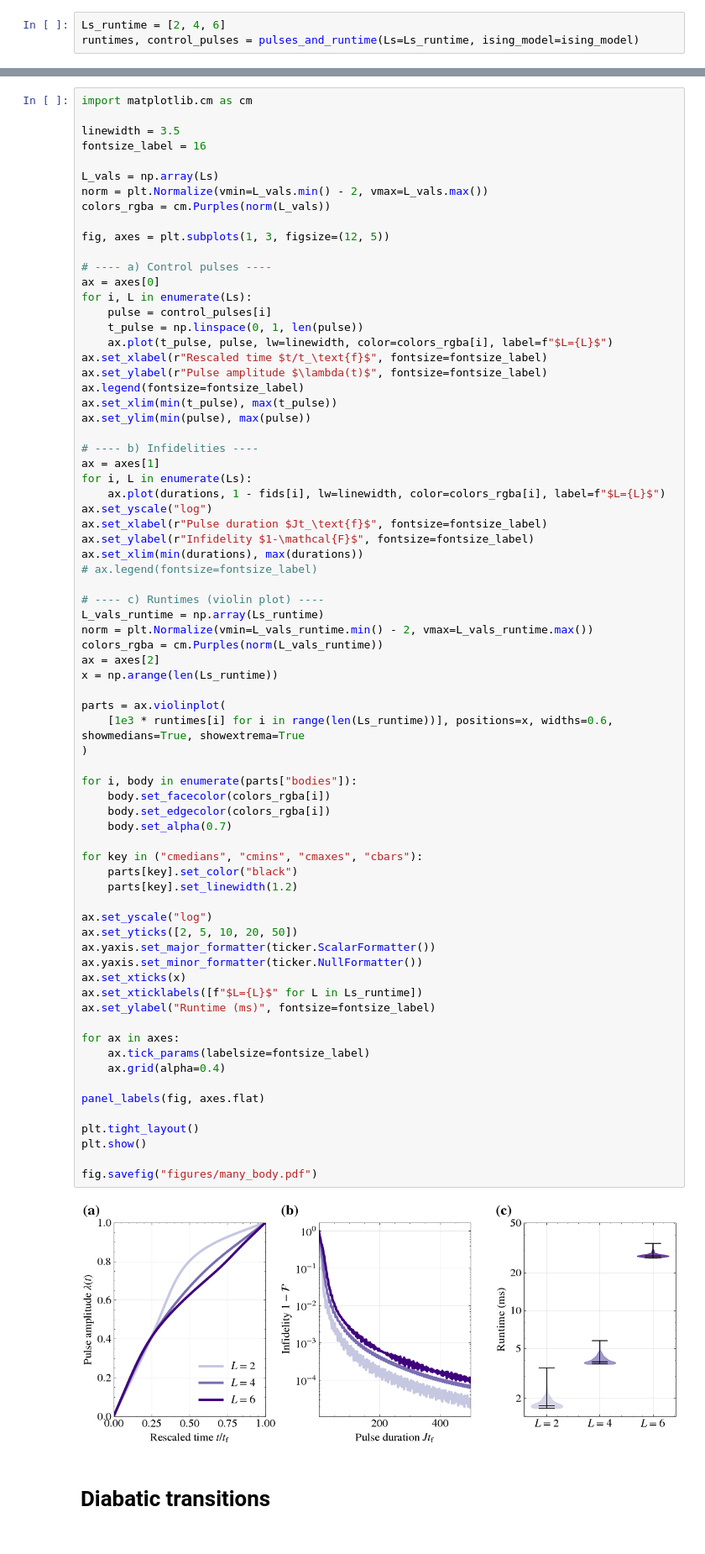
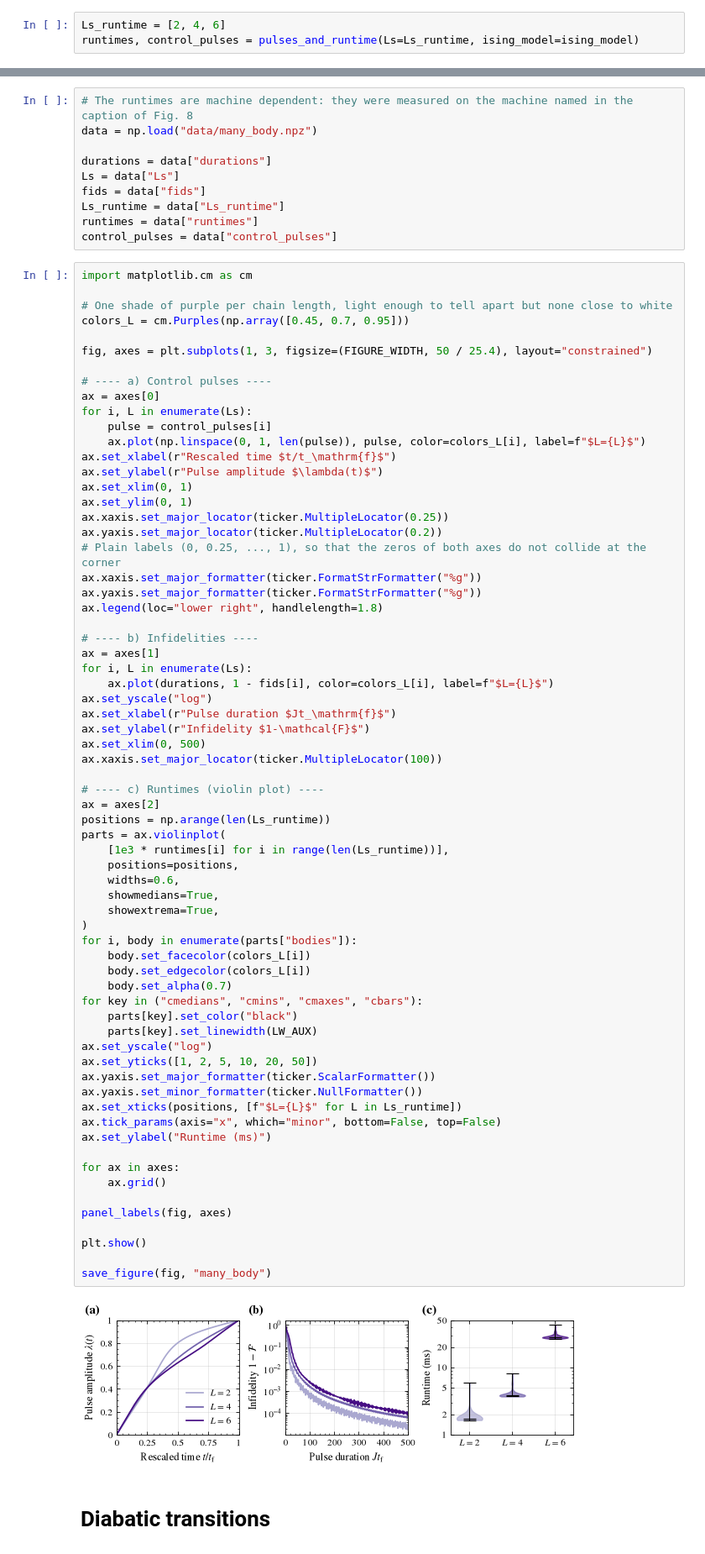
Before and after one commit to geodesiq-control/geodesiq-control, a Jupyter notebook: dev/manuscript_figures.ipynb, the cells around one changed output, grey strips where cells are left out. Shown at 84% size. Drawn from its saved outputs; the diff is of its cells as text.

```diff
--- a/dev/manuscript_figures.ipynb
+++ b/dev/manuscript_figures.ipynb
@@ -726,77 +724,82 @@ runtimes, control_pulses = pulses_and_runtime(Ls=Ls_runtime, ising_model=ising_m
+# %%
+# The runtimes are machine dependent: they were measured on the machine named in the caption of Fig. 8
+data = np.load("data/many_body.npz")
+
+durations = data["durations"]
+Ls = data["Ls"]
+fids = data["fids"]
+Ls_runtime = data["Ls_runtime"]
+runtimes = data["runtimes"]
+control_pulses = data["control_pulses"]
 # %%
 import matplotlib.cm as cm
 
-linewidth = 3.5
-fontsize_label = 16
+# One shade of purple per chain length, light enough to tell apart but none close to white
+colors_L = cm.Purples(np.array([0.45, 0.7, 0.95]))
 
-L_vals = np.array(Ls)
-norm = plt.Normalize(vmin=L_vals.min() - 2, vmax=L_vals.max())
-colors_rgba = cm.Purples(norm(L_vals))
-
-fig, axes = plt.subplots(1, 3, figsize=(12, 5))
+fig, axes = plt.subplots(1, 3, figsize=(FIGURE_WIDTH, 50 / 25.4), layout="constrained")
 
 # ---- a) Control pulses ----
 ax = axes[0]
 for i, L in enumerate(Ls):
     pulse = control_pulses[i]
-    t_pulse = np.linspace(0, 1, len(pulse))
-    ax.plot(t_pulse, pulse, lw=linewidth, color=colors_rgba[i], label=f"$L={L}$")
-ax.set_xlabel(r"Rescaled time $t/t_\text{f}$", fontsize=fontsize_label)
-ax.set_ylabel(r"Pulse amplitude $\lambda(t)$", fontsize=fontsize_label)
-ax.legend(fontsize=fontsize_label)
-ax.set_xlim(min(t_pulse), max(t_pulse))
-ax.set_ylim(min(pulse), max(pulse))
+    ax.plot(np.linspace(0, 1, len(pulse)), pulse, color=colors_L[i], label=f"$L={L}$")
+ax.set_xlabel(r"Rescaled time $t/t_\mathrm{f}$")
+ax.set_ylabel(r"Pulse amplitude $\lambda(t)$")
+ax.set_xlim(0, 1)
+ax.set_ylim(0, 1)
+ax.xaxis.set_major_locator(ticker.MultipleLocator(0.25))
+ax.yaxis.set_major_locator(ticker.MultipleLocator(0.2))
+# Plain labels (0, 0.25, ..., 1), so that the zeros of both axes do not collide at the corner
+ax.xaxis.set_major_formatter(ticker.FormatStrFormatter("%g"))
+ax.yaxis.set_major_formatter(ticker.FormatStrFormatter("%g"))
+ax.legend(loc="lower right", handlelength=1.8)
 
 # ---- b) Infidelities ----
 ax = axes[1]
 for i, L in enumerate(Ls):
-    ax.plot(durations, 1 - fids[i], lw=linewidth, color=colors_rgba[i], label=f"$L={L}$")
+    ax.plot(durations, 1 - fids[i], color=colors_L[i], label=f"$L={L}$")
 ax.set_yscale("log")
-ax.set_xlabel(r"Pulse duration $Jt_\text{f}$", fontsize=fontsize_label)
-ax.set_ylabel(r"Infidelity $1-\mathcal{F}$", fontsize=fontsize_label)
-ax.set_xlim(min(durations), max(durations))
-# ax.legend(fontsize=fontsize_label)
+ax.set_xlabel(r"Pulse duration $Jt_\mathrm{f}$")
+ax.set_ylabel(r"Infidelity $1-\mathcal{F}$")
+ax.set_xlim(0, 500)
+ax.xaxis.set_major_locator(ticker.MultipleLocator(100))
 
 # ---- c) Runtimes (violin plot) ----
-L_vals_runtime = np.array(Ls_runtime)
-norm = plt.Normalize(vmin=L_vals_runtime.min() - 2, vmax=L_vals_runtime.max())
-colors_rgba = cm.Purples(norm(L_vals_runtime))
 ax = axes[2]
-x = np.arange(len(Ls_runtime))
-
+positions = np.arange(len(Ls_runtime))
 parts = ax.violinplot(
-    [1e3 * runtimes[i] for i in range(len(Ls_runtime))], positions=x, widths=0.6, showmedians=True, showextrema=True
+    [1e3 * runtimes[i] for i in range(len(Ls_runtime))],
+    positions=positions,
+    widths=0.6,
+    showmedians=True,
+    showextrema=True,
 )
-
 for i, body in enumerate(parts["bodies"]):
-    body.set_facecolor(colors_rgba[i])
-    body.set_edgecolor(colors_rgba[i])
+    body.set_facecolor(colors_L[i])
+    body.set_edgecolor(colors_L[i])
     body.set_alpha(0.7)
-
 for key in ("cmedians", "cmins", "cmaxes", "cbars"):
     parts[key].set_color("black")
-    parts[key].set_linewidth(1.2)
-
+    parts[key].set_linewidth(LW_AUX)
 ax.set_yscale("log")
-ax.set_yticks([2, 5, 10, 20, 50])
+ax.set_yticks([1, 2, 5, 10, 20, 50])
 ax.yaxis.set_major_formatter(ticker.ScalarFormatter())
 ax.yaxis.set_minor_formatter(ticker.NullFormatter())
-ax.set_xticks(x)
-ax.set_xticklabels([f"$L={L}$" for L in Ls_runtime])
-ax.set_ylabel("Runtime (ms)", fontsize=fontsize_label)
+ax.set_xticks(positions, [f"$L={L}$" for L in Ls_runtime])
+ax.tick_params(axis="x", which="minor", bottom=False, top=False)
+ax.set_ylabel("Runtime (ms)")
 
 for ax in axes:
-    ax.tick_params(labelsize=fontsize_label)
-    ax.grid(alpha=0.4)
+    ax.grid()
 
-panel_labels(fig, axes.flat)
+panel_labels(fig, axes)
 
-plt.tight_layout()
 plt.show()
 
-fig.savefig("figures/many_body.pdf")
+save_figure(fig, "many_body")
 # %% [output]
-[figure, old version]
+[figure, new version]
 # %% [markdown]
 # Diabatic transitions
 # %%
```
Also changed, not shown: parts of 7 cells of this notebook, 7 other files.
